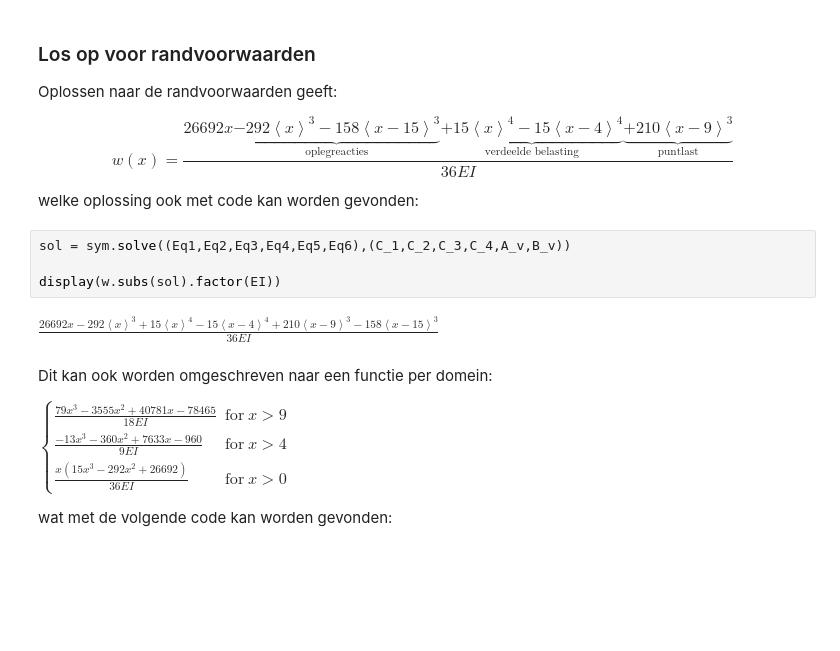
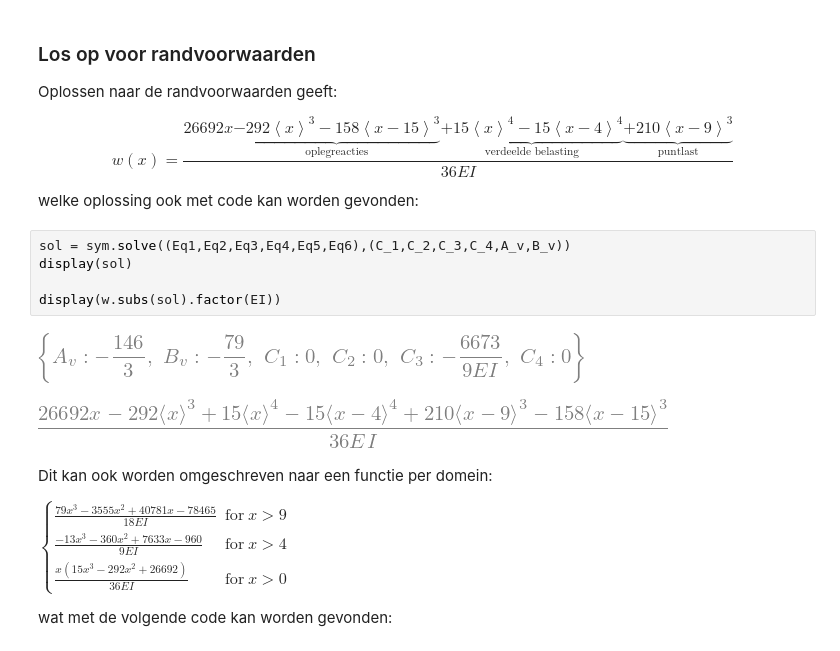
Before and after one commit to TeachBooks/Macaulays_method, a Jupyter notebook: book/Onderzoeksvoorstel.ipynb, the cells around one changed output. Saved outputs shown, nothing was run; the diff lists cells and outputs as text; blank space fills up the shorter version.

```diff
--- a/book/Onderzoeksvoorstel.ipynb
+++ b/book/Onderzoeksvoorstel.ipynb
@@ -81,10 +94,12 @@ $$w\left( x \right)=\frac{26692x\underbrace{-292{{\left\langle x \right\rangle }
 welke oplossing ook met code kan worden gevonden:
 # %%
 sol = sym.solve((Eq1,Eq2,Eq3,Eq4,Eq5,Eq6),(C_1,C_2,C_3,C_4,A_v,B_v))
+display(sol)
 
 display(w.subs(sol).factor(EI))
 # %% [output]
-$\displaystyle \frac{26692 x - 292 {\left\langle x \right\rangle}^{3} + 15 {\left\langle x \right\rangle}^{4} - 15 {\left\langle x - 4 \right\rangle}^{4} + 210 {\left\langle x - 9 \right\rangle}^{3} - 158 {\left\langle x - 15 \right\rangle}^{3}}{36 EI}$
+[figure, added]
+[figure, added]
 # %% [markdown]
 Dit kan ook worden omgeschreven naar een functie per domein:
 
```
Also changed, not shown: parts of 11 cells of this notebook, 2 other files.
